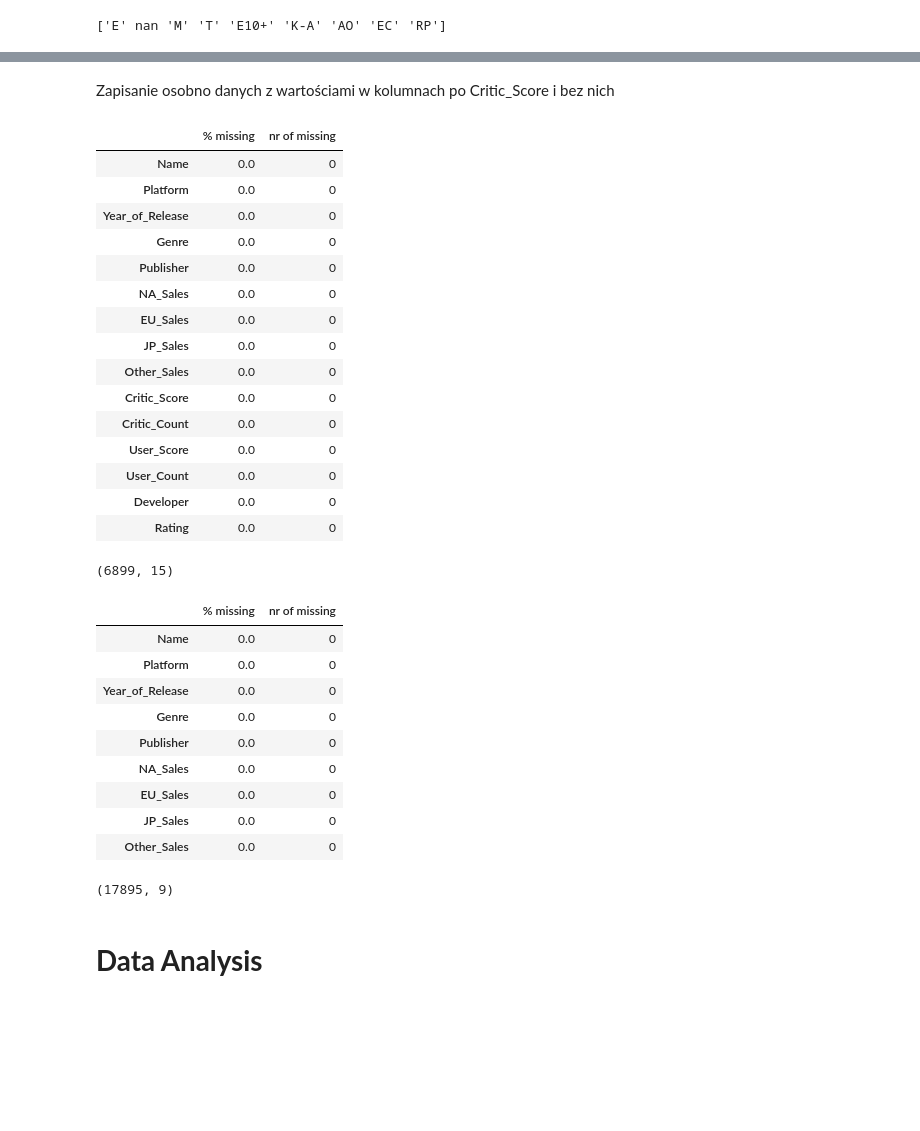
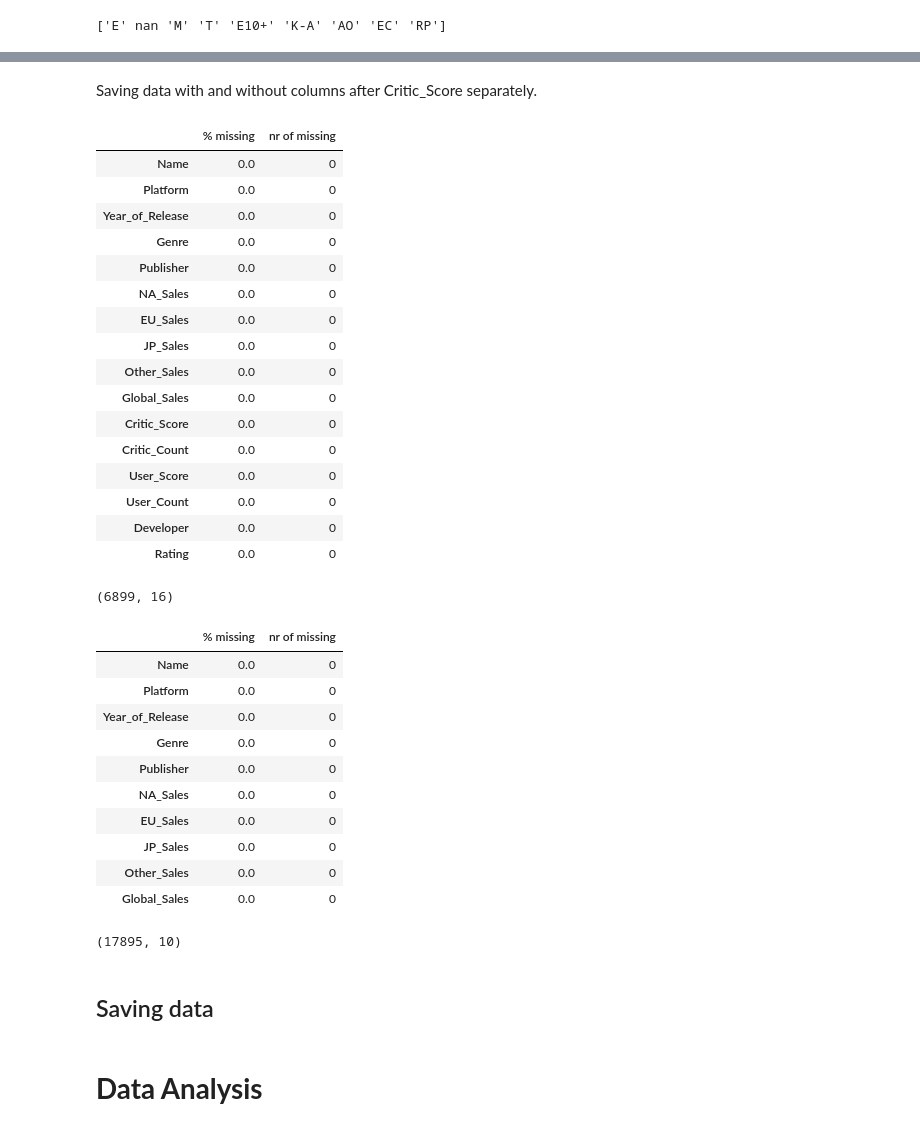
Before and after one commit to 5arcoramphu5/VideoGamesSales, a Jupyter notebook: VideoGamesSales.ipynb, the cells around one changed output, grey strips where cells are left out. Cells and saved outputs as stored; diff of their text form; code cells hidden in the pictures; blank space fills up the shorter version.

```diff
--- a/VideoGamesSales.ipynb
+++ b/VideoGamesSales.ipynb
@@ -284,5 +282,5 @@ Other_Sales \\
 Global_Sales
 # %%
 # droping Global_Sales as it is a sum of other sales columns
-data = data.drop('Global_Sales', axis=1)
+#data = data.drop('Global_Sales', axis=1)
 # %% [markdown]
@@ -363,8 +362,8 @@ showMissing(data)
 | User_Count | 0.578765 | 10357 |
 | Developer | 0.440794 | 7888 |
 | Rating | 0.448617 | 8028 |
-# %% [markdown]
-Zapisanie osobno danych z wartościami w kolumnach po Critic_Score i bez nich
+# %% [markdown]
+Saving data with and without columns after Critic_Score separately.
 # %%
 # data with more columns and less rows
 columns = ['Rating', 'Developer', 'User_Count', 'User_Score', 'Critic_Count', 'Critic_Score']
@@ -384,6 +383,7 @@ showMissing(dataExtended)
 | EU_Sales | 0.0 | 0 |
 | JP_Sales | 0.0 | 0 |
 | Other_Sales | 0.0 | 0 |
+| Global_Sales | 0.0 | 0 |
 | Critic_Score | 0.0 | 0 |
 | Critic_Count | 0.0 | 0 |
 | User_Score | 0.0 | 0 |
@@ -393,28 +393,31 @@ showMissing(dataExtended)
 # %%
 dataExtended.shape
 # %% [output]
-(6899, 15)
+(6899, 16)
 # %%
 # data with more rows and less columns
 dataCut = data[ ['Name', 'Platform', 'Year_of_Release', 'Genre', 'Publisher', 'NA_Sales',
-       'EU_Sales', 'JP_Sales', 'Other_Sales'] ]
+       'EU_Sales', 'JP_Sales', 'Other_Sales', 'Global_Sales'] ]
 
 showMissing(dataCut)
 # %% [output]
 |  | % missing | nr of missing |
 | Name | 0.0 | 0 |
 | Platform | 0.0 | 0 |
 | Year_of_Release | 0.0 | 0 |
 | Genre | 0.0 | 0 |
 | Publisher | 0.0 | 0 |
 | NA_Sales | 0.0 | 0 |
 | EU_Sales | 0.0 | 0 |
 | JP_Sales | 0.0 | 0 |
 | Other_Sales | 0.0 | 0 |
+| Global_Sales | 0.0 | 0 |
 # %%
 dataCut.shape
 # %% [output]
-(17895, 9)
+(17895, 10)
+# %% [markdown]
+## Saving data
 # %%
 # saving data
 dataExtended.to_csv("processedDataExtended.csv", index=False)
```
Also changed, not shown: parts of 96 cells of this notebook, 4 other files.
